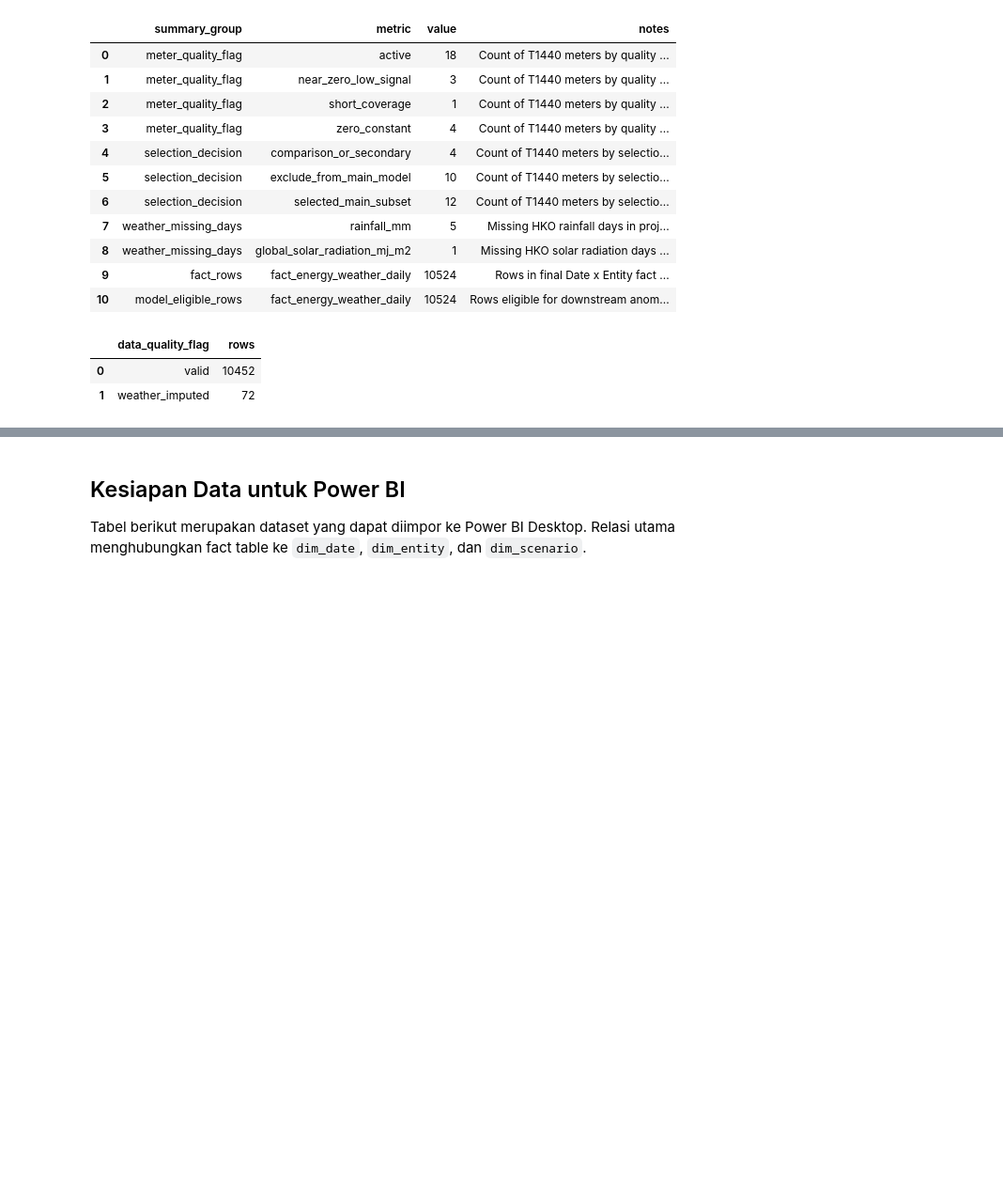
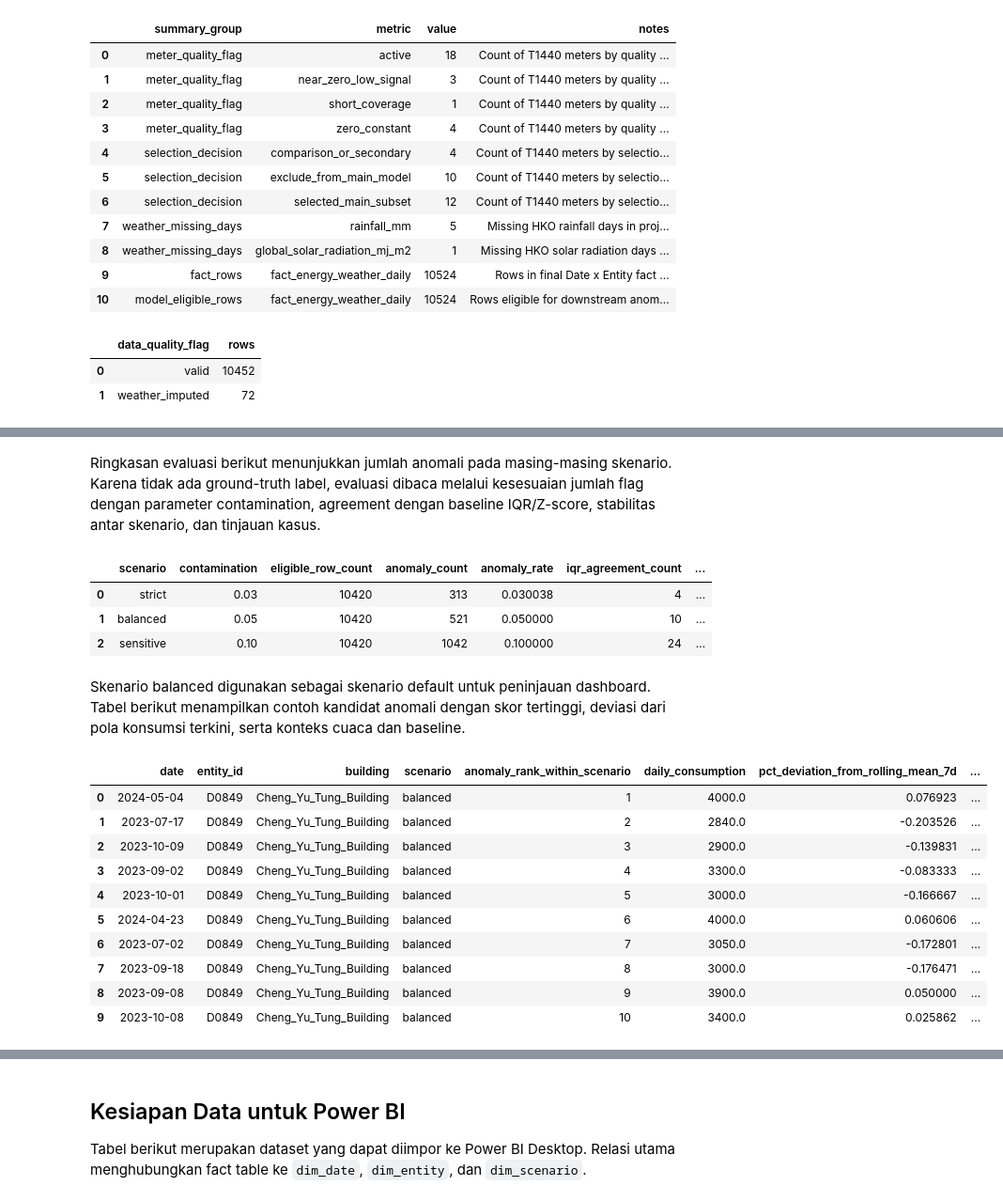
Before and after one commit to khalshaqzzy/Kelompok08_DataAnalytics_TugasBesar, a Jupyter notebook: notebooks/energy_analytics_osemn.ipynb, the cells around one changed output, grey strips where cells are left out. Shown at 94% size. Drawn from its saved outputs; the diff is of its cells as text; code cells hidden in the pictures; blank space fills up the shorter version.

```diff
--- a/notebooks/energy_analytics_osemn.ipynb
+++ b/notebooks/energy_analytics_osemn.ipynb
@@ -171,0 +178,18 @@ display(fact["data_quality_flag"].value_counts().rename_axis("data_quality_flag"
+# %%
+fact_anomaly = pd.read_csv(PROCESSED_DIR / "fact_anomaly_scenarios.csv", parse_dates=["date"])
+model_eval = pd.read_csv(PROCESSED_DIR / "model_evaluation_summary.csv")
+case_review = pd.read_csv(PROCESSED_DIR / "anomaly_case_review.csv", parse_dates=["date"])
+entity_scorecard = pd.read_csv(PROCESSED_DIR / "entity_scorecard.csv")
+feature_summary = pd.read_csv(PROCESSED_DIR / "feature_engineering_summary.csv")
+
+model_outputs = pd.DataFrame(
+    [
+        ["fact_anomaly_scenarios", len(fact_anomaly)],
+        ["model_evaluation_summary", len(model_eval)],
+        ["anomaly_case_review", len(case_review)],
+        ["entity_scorecard", len(entity_scorecard)],
+        ["feature_engineering_summary", len(feature_summary)],
+    ],
+    columns=["Tabel", "Jumlah baris"],
+)
+display(model_outputs)
@@ -171,0 +222,56 @@ display(fact["data_quality_flag"].value_counts().rename_axis("data_quality_flag"
+# %% [markdown]
+Ringkasan evaluasi berikut menunjukkan jumlah anomali pada masing-masing skenario. Karena tidak ada ground-truth label, evaluasi dibaca melalui kesesuaian jumlah flag dengan parameter contamination, agreement dengan baseline IQR/Z-score, stabilitas antar skenario, dan tinjauan kasus.
+# %%
+display(
+    model_eval[
+        [
+            "scenario",
+            "contamination",
+            "eligible_row_count",
+            "anomaly_count",
+            "anomaly_rate",
+            "iqr_agreement_count",
+            "zscore_agreement_count",
+            "both_baseline_agreement_count",
+        ]
+    ]
+)
+# %% [output]
+|  | scenario | contamination | eligible_row_count | anomaly_count | anomaly_rate | iqr_agreement_count | ... |
+| 0 | strict | 0.03 | 10420 | 313 | 0.030038 | 4 | ... |
+| 1 | balanced | 0.05 | 10420 | 521 | 0.050000 | 10 | ... |
+| 2 | sensitive | 0.10 | 10420 | 1042 | 0.100000 | 24 | ... |
+# %% [markdown]
+Skenario balanced digunakan sebagai skenario default untuk peninjauan dashboard. Tabel berikut menampilkan contoh kandidat anomali dengan skor tertinggi, deviasi dari pola konsumsi terkini, serta konteks cuaca dan baseline.
+# %%
+display(
+    case_review[
+        [
+            "date",
+            "entity_id",
+            "building",
+            "scenario",
+            "anomaly_rank_within_scenario",
+            "daily_consumption",
+            "pct_deviation_from_rolling_mean_7d",
+            "mean_temperature_c",
+            "rainfall_mm_model",
+            "baseline_agreement_count",
+            "scenario_anomaly_count",
+            "consumption_context_label",
+            "weather_context_label",
+        ]
+    ].head(10)
+)
+# %% [output]
+|  | date | entity_id | building | scenario | anomaly_rank_within_scenario | daily_consumption | pct_deviation_from_rolling_mean_7d | ... |
+| 0 | 2024-05-04 | D0849 | Cheng_Yu_Tung_Building | balanced | 1 | 4000.0 | 0.076923 | ... |
+| 1 | 2023-07-17 | D0849 | Cheng_Yu_Tung_Building | balanced | 2 | 2840.0 | -0.203526 | ... |
+| 2 | 2023-10-09 | D0849 | Cheng_Yu_Tung_Building | balanced | 3 | 2900.0 | -0.139831 | ... |
+| 3 | 2023-09-02 | D0849 | Cheng_Yu_Tung_Building | balanced | 4 | 3300.0 | -0.083333 | ... |
+| 4 | 2023-10-01 | D0849 | Cheng_Yu_Tung_Building | balanced | 5 | 3000.0 | -0.166667 | ... |
+| 5 | 2024-04-23 | D0849 | Cheng_Yu_Tung_Building | balanced | 6 | 4000.0 | 0.060606 | ... |
+| 6 | 2023-07-02 | D0849 | Cheng_Yu_Tung_Building | balanced | 7 | 3050.0 | -0.172801 | ... |
+| 7 | 2023-09-18 | D0849 | Cheng_Yu_Tung_Building | balanced | 8 | 3000.0 | -0.176471 | ... |
+| 8 | 2023-09-08 | D0849 | Cheng_Yu_Tung_Building | balanced | 9 | 3900.0 | 0.050000 | ... |
+| 9 | 2023-10-08 | D0849 | Cheng_Yu_Tung_Building | balanced | 10 | 3400.0 | 0.025862 | ... |
```
Also changed, not shown: parts of 9 cells of this notebook, 12 other files.
